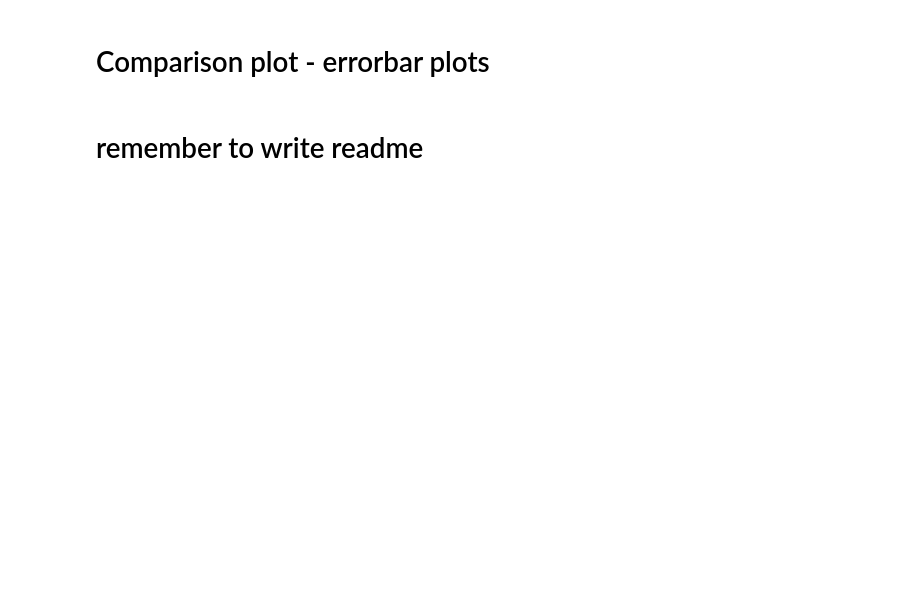
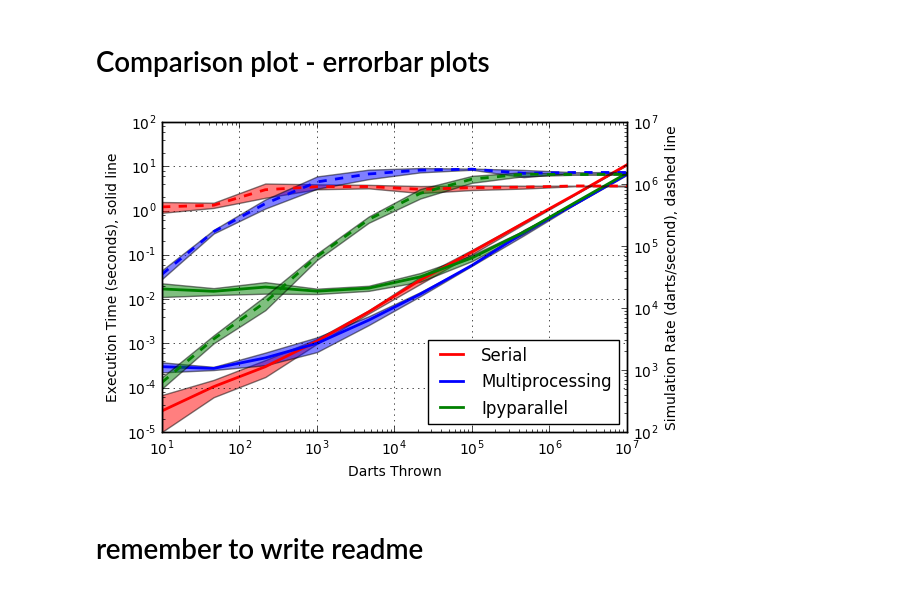
Before and after one commit to python-seminar/homework-4-parallelism-cyivy1992, a Jupyter notebook: Monte Carlo dart-throwing Pi approximation.ipynb, the cells around one changed output. Drawn from its saved outputs; the diff is of its cells as text; code cells hidden in the pictures; blank space fills up the shorter version.

```diff
--- a/Monte Carlo dart-throwing Pi approximation.ipynb
+++ b/Monte Carlo dart-throwing Pi approximation.ipynb
@@ -138,0 +222,10 @@ fig.savefig('Serial.png')
+# %%
+import ipyparallel
+clients = ipyparallel.Client()
+clients.ids
+dview = clients.direct_view()
+
+with dview.sync_imports():
+    from random import uniform
+    from math import sqrt, floor
+    import numpy as np
@@ -139,4 +312,52 @@ fig.savefig('Serial.png')
 # %% [markdown]
 # Comparison plot - errorbar plots
+# %%
+import matplotlib.pyplot as plt
+%matplotlib inline
+
+fig = plt.figure()
+ax1 = fig.add_subplot(111)
+
+ax1.loglog(no_darts_set, Time_Means_serial, '-', label = 'Serial', c='red', lw=2)
+Time_lb = [max(x,10**(-5)) for x in Time_Means_serial-Time_Stds_serial]
+ax1.fill_between(no_darts_set, Time_lb, Time_Means_serial+Time_Stds_serial,
+                 facecolor='red', alpha=0.5)
+
+ax2 = ax1.twinx()
+ax2.loglog(no_darts_set, Rates_Means_serial, '--', c='red', lw=2)
+ax2.fill_between(no_darts_set, Rates_Means_serial-Rates_Stds_serial, Rates_Means_serial+Rates_Stds_serial,
+                 facecolor='red', alpha=0.5)
+
+
+ax1.loglog(no_darts_set, Time_Means_multiprocessing, '-', label = 'Multiprocessing', c='blue', lw=2)
+Time_lb = [max(x,10**(-5)) for x in Time_Means_multiprocessing-Time_Stds_multiprocessing]
+ax1.fill_between(no_darts_set, Time_lb, Time_Means_multiprocessing+Time_Stds_multiprocessing,
+                 facecolor='blue', alpha=0.5)
+
+ax2.loglog(no_darts_set, Rates_Means_multiprocessing, '--', c='blue', lw=2)
+ax2.fill_between(no_darts_set, Rates_Means_multiprocessing-Rates_Stds_multiprocessing, Rates_Means_multiprocessing+Rates_Stds_multiprocessing,
+                 facecolor='blue', alpha=0.5)
+
+ax1.loglog(no_darts_set, Time_Means_ipyparallel, '-', label = 'Ipyparallel', c='green', lw=2)
+Time_lb = [max(x,10**(-5)) for x in Time_Means_ipyparallel-Time_Stds_ipyparallel]
+ax1.fill_between(no_darts_set, Time_lb, Time_Means_ipyparallel+Time_Stds_ipyparallel,
+                 facecolor='green', alpha=0.5)
+
+ax2.loglog(no_darts_set, Rates_Means_ipyparallel, '--', c='green', lw=2)
+ax2.fill_between(no_darts_set, Rates_Means_ipyparallel-Rates_Stds_ipyparallel, Rates_Means_ipyparallel+Rates_Stds_ipyparallel,
+                 facecolor='green', alpha=0.5)
+
+ax1.legend(loc=4)
+ax1.grid()
+ax1.set_xlabel("Darts Thrown")
+ax1.set_ylabel("Execution Time (seconds), solid line")
+ax2.set_ylabel("Simulation Rate (darts/second), dashed line")
+ax2.set_ylim(10**(2), 10**7)
+ax1.set_ylim(-10**(-5), 10**2)
+plt.show()
+
+fig.savefig('Comparison.png')
+# %% [output]
+[figure, added]
 # %% [markdown]
 # remember to write readme
```
Also changed, not shown: parts of 14 cells of this notebook, 4 other files.
